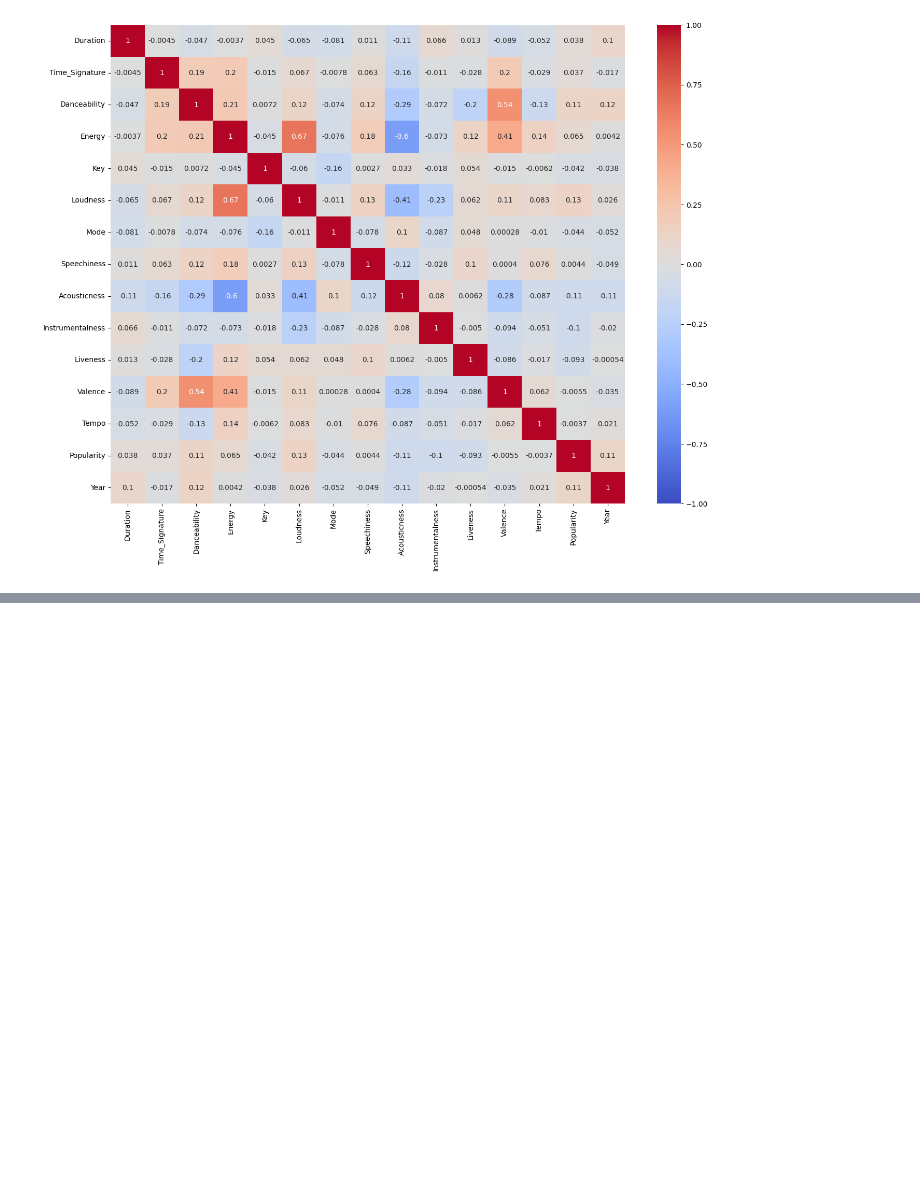
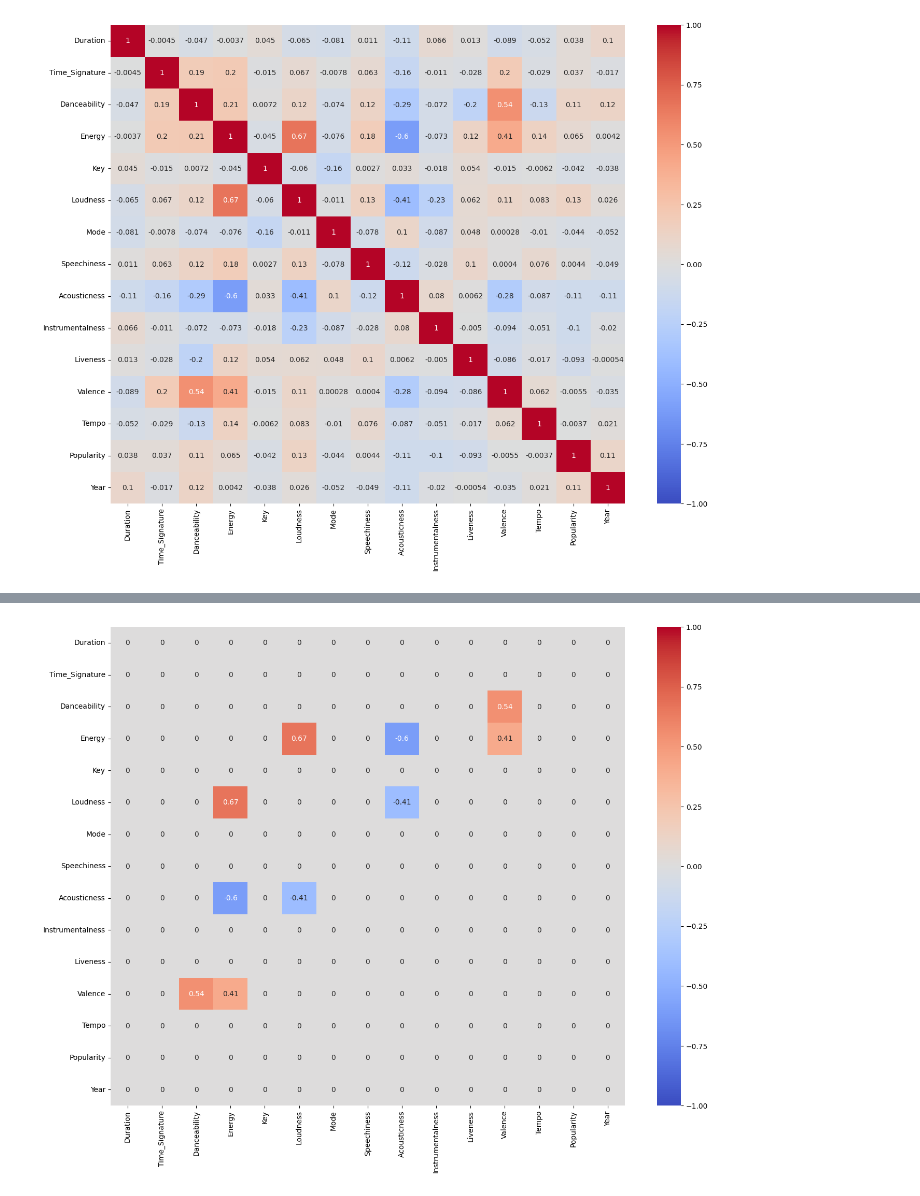
Before and after one commit to nachoperna/Fundamentos-de-la-Ciencia-de-Datos, a Jupyter notebook: TPE/tpe.ipynb, the cells around one changed output, grey strips where cells are left out. Saved outputs shown, nothing was run; the diff lists cells and outputs as text; code cells hidden in the pictures; blank space fills up the shorter version.

Commit message:
bien completo de explicacion, hasta matriz de correlacion actualizada

```diff
--- a/TPE/tpe.ipynb
+++ b/TPE/tpe.ipynb
@@ -289,0 +322,11 @@ plt.show()
+# %%
+import numpy as np
+
+matriz_correlacion_ajustada = matriz_correlacion.where(matriz_correlacion.abs() > 0.4, 0)
+np.fill_diagonal(matriz_correlacion_ajustada.values, 0)
+
+plt.figure(figsize=(16,12))
+sns.heatmap(matriz_correlacion_ajustada, vmin=-1.0, vmax=1.0, center=0.0, annot=True, cmap= 'coolwarm')
+plt.show()
+# %% [output]
+[figure, added]
```
Also changed, not shown: parts of 23 cells of this notebook.
